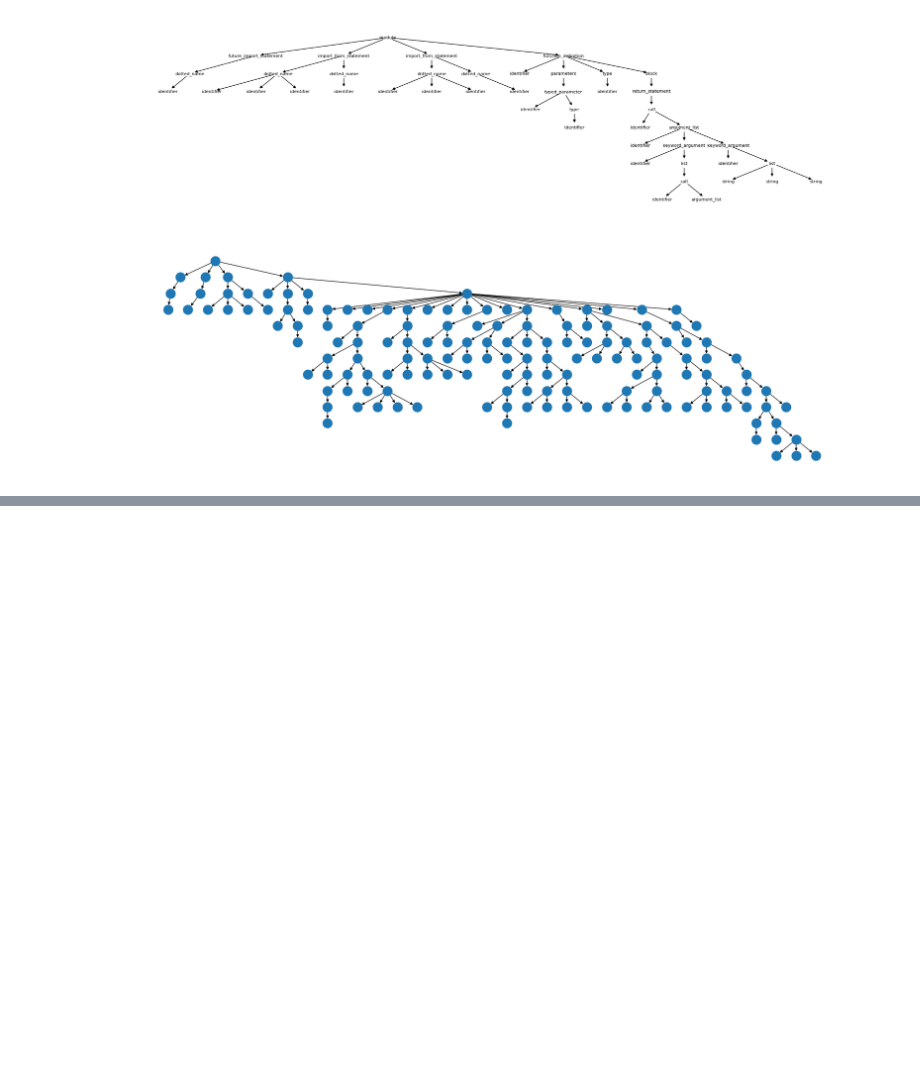
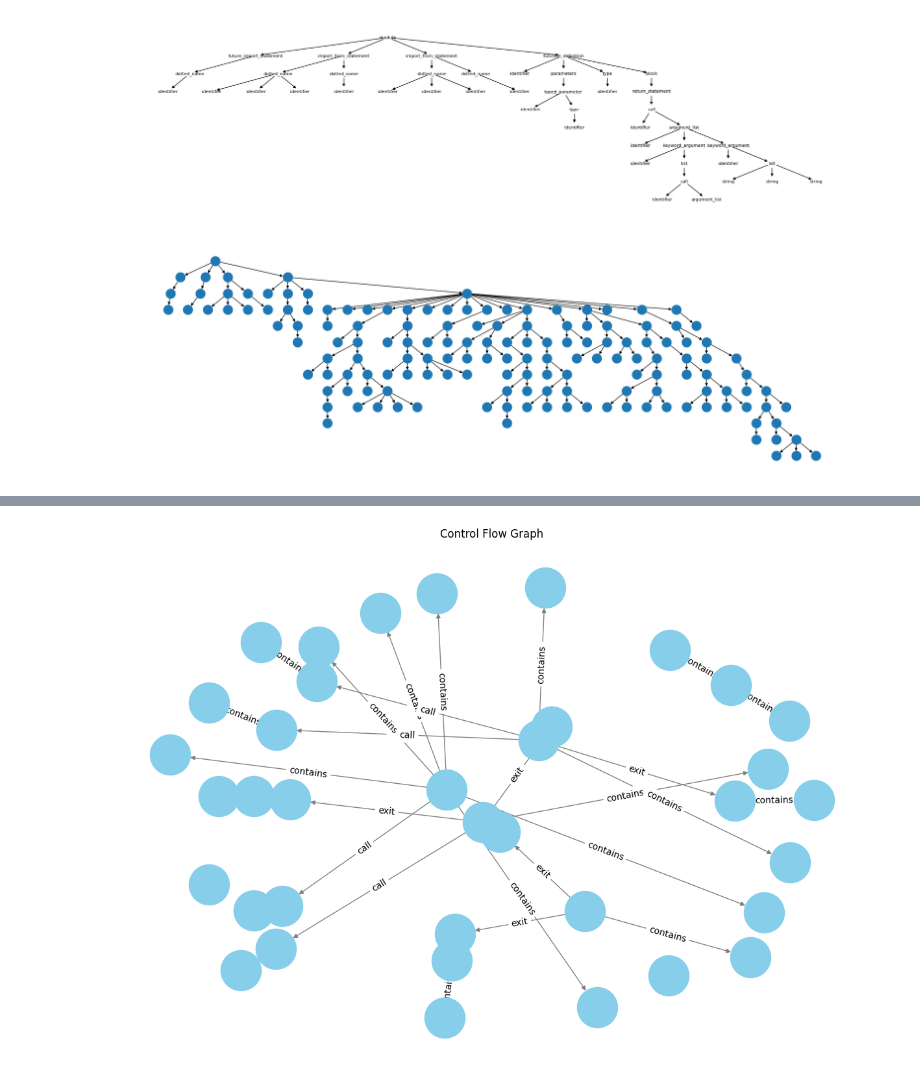
Before and after one commit to Foxicution/masters-thesis, a Jupyter notebook: mt/notebooks/code_featurization.ipynb, the cells around one changed output, grey strips where cells are left out. Saved outputs shown, nothing was run; the diff lists cells and outputs as text; code cells hidden in the pictures; blank space fills up the shorter version.

```diff
--- a/mt/notebooks/code_featurization.ipynb
+++ b/mt/notebooks/code_featurization.ipynb
@@ -247,0 +522,12 @@ with open("example_code.py", "wb") as f:
+# %%
+cfg_graph = cfg_to_nx(cfg)
+
+# Draw the graph
+plt.figure(figsize=(12, 8))
+pos = nx.spring_layout(cfg_graph)  # You can use other layouts like nx.circular_layout or nx.kamada_kawai_layout
+nx.draw(cfg_graph, pos, with_labels=False, node_size=2000, node_color="skyblue", font_size=10, font_weight="bold", edge_color="gray")
+nx.draw_networkx_edge_labels(cfg_graph, pos, edge_labels={(u, v): d['type'] for u, v, d in cfg_graph.edges(data=True)})
+plt.title("Control Flow Graph")
+plt.show()
+# %% [output]
+[figure, added]
```
Also changed, not shown: parts of 43 cells of this notebook, 18 other files.
